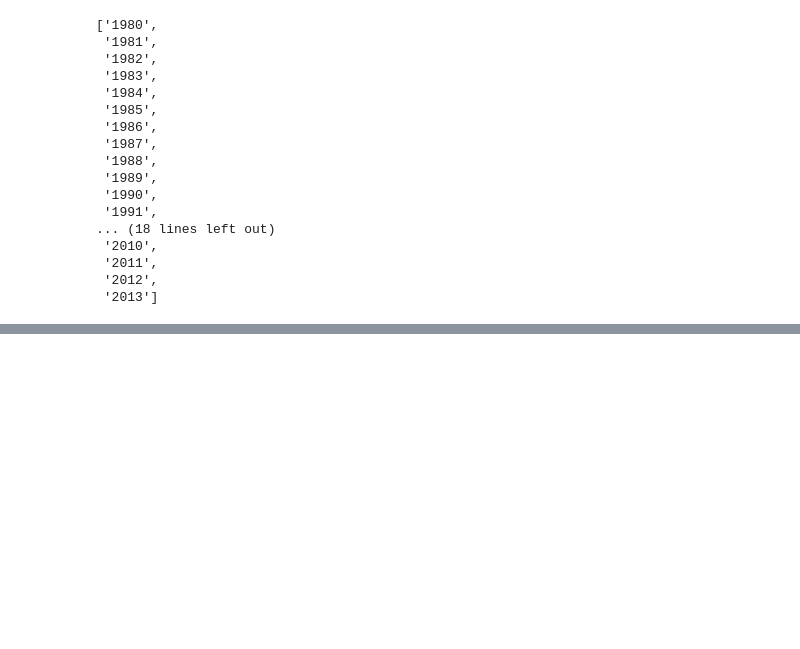
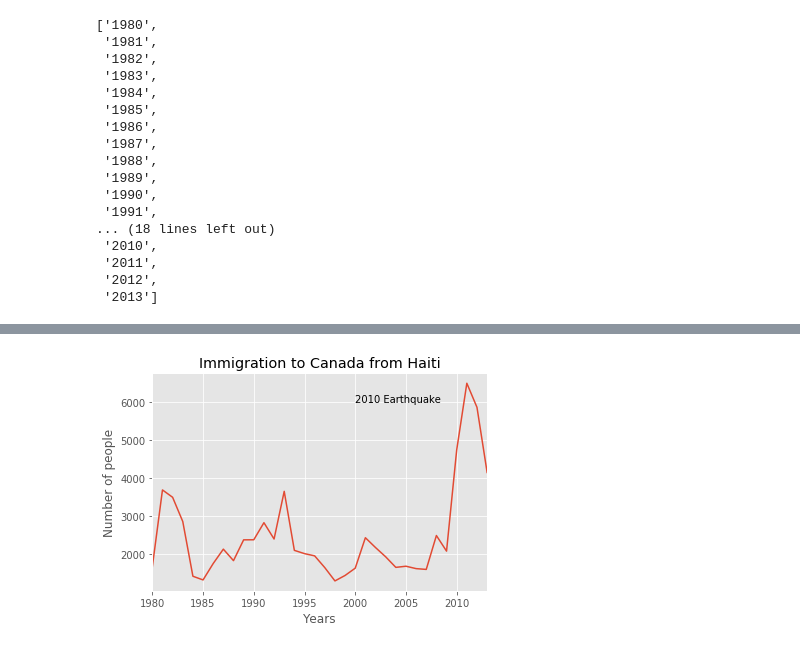
Before and after one commit to fsayfitdinov/immigration_to_canada, a Jupyter notebook: Immigration_to_canada.ipynb, the cells around one changed output, grey strips where cells are left out. Cells and saved outputs as stored; diff of their text form; code cells hidden in the pictures; blank space fills up the shorter version.

```diff
--- a/Immigration_to_canada.ipynb
+++ b/Immigration_to_canada.ipynb
@@ -176,0 +384,13 @@ years
+# %%
+haiti.index = haiti.index.map(int)
+haiti.plot(kind='line')
+
+plt.title('Immigration to Canada from Haiti')
+plt.xlabel('Years')
+plt.ylabel('Number of people')
+
+plt.text(2000, 6000, '2010 Earthquake')
+
+plt.show()
+# %% [output]
+[figure, added]
```
Also changed, not shown: parts of 35 cells of this notebook.
